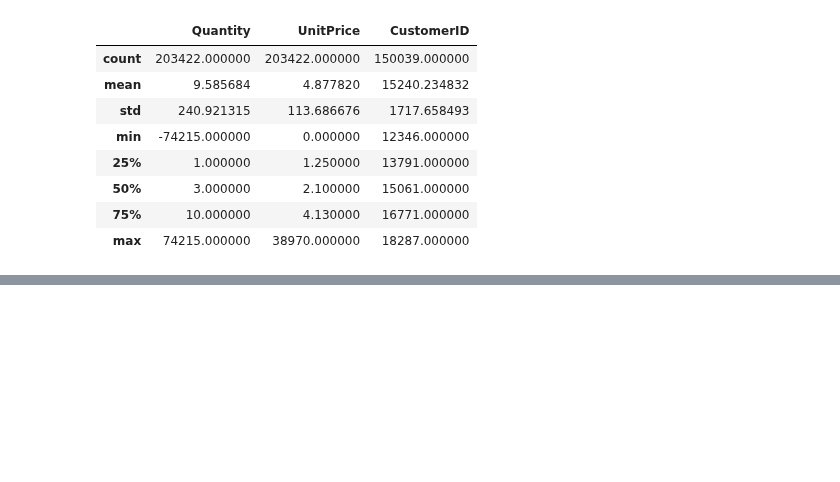
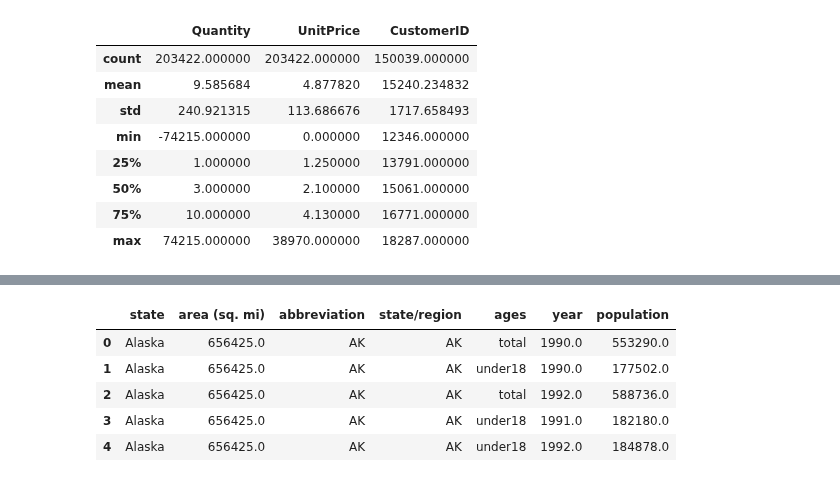
Before and after one commit to ntlong-NEU/DSEB65A-DataPre-Visual, a Jupyter notebook: Lesson_2.ipynb, the cells around one changed output, grey strips where cells are left out. Saved outputs shown, nothing was run; the diff lists cells and outputs as text; code cells hidden in the pictures; blank space fills up the shorter version.

```diff
--- a/Lesson_2.ipynb
+++ b/Lesson_2.ipynb
@@ -66,0 +345,8 @@ df.describe()
+# %%
+url1 = 'https://raw.githubusercontent.com/jakevdp/data-USstates/master/state-population.csv'
+url2 = 'https://raw.githubusercontent.com/jakevdp/data-USstates/master/state-areas.csv'
+url3 = 'https://raw.githubusercontent.com/jakevdp/data-USstates/master/state-abbrevs.csv'
+
+pop = pd.read_csv(url1)
+areas = pd.read_csv(url2)
+abbrevs = pd.read_csv(url3)
@@ -66,0 +380,3 @@ df.describe()
+# %%
+data1 = pd.merge(areas,abbrevs,how = 'outer')
+data1.head()
@@ -66,0 +390,10 @@ df.describe()
+# %%
+data2 = pd.merge(data1,pop, how = 'outer', left_on = 'abbreviation', right_on = 'state/region')
+data2.head()
+# %% [output]
+|  | state | area (sq. mi) | abbreviation | state/region | ages | year | population |
+| 0 | Alaska | 656425.0 | AK | AK | total | 1990.0 | 553290.0 |
+| 1 | Alaska | 656425.0 | AK | AK | under18 | 1990.0 | 177502.0 |
+| 2 | Alaska | 656425.0 | AK | AK | total | 1992.0 | 588736.0 |
+| 3 | Alaska | 656425.0 | AK | AK | under18 | 1991.0 | 182180.0 |
+| 4 | Alaska | 656425.0 | AK | AK | under18 | 1992.0 | 184878.0 |
```
Also changed, not shown: parts of 45 cells of this notebook, 1 other file.
